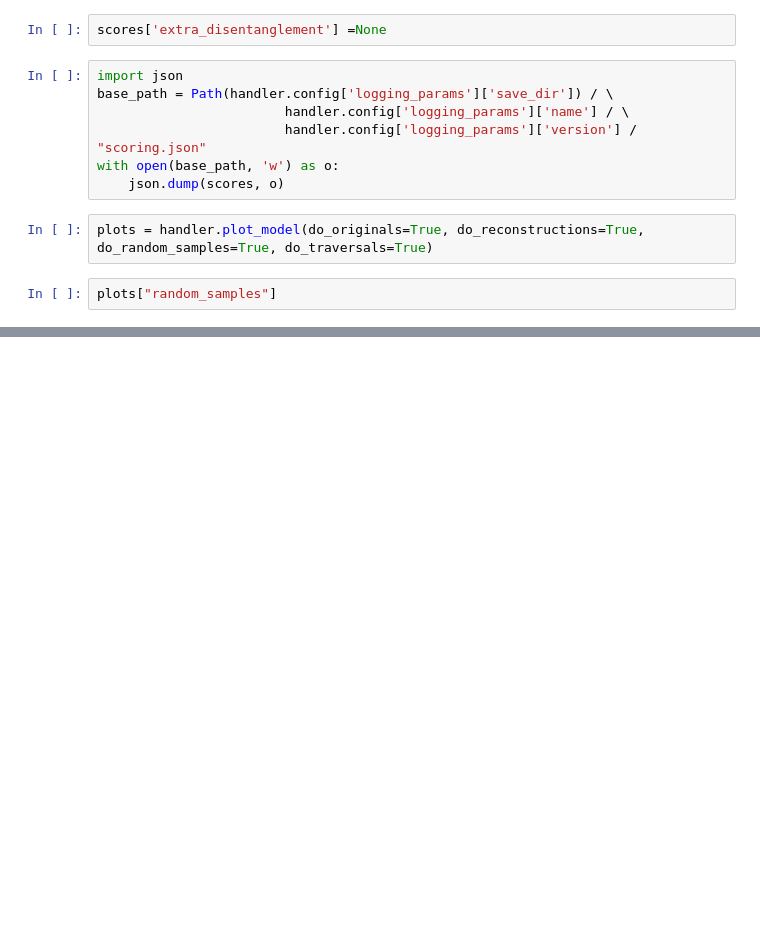
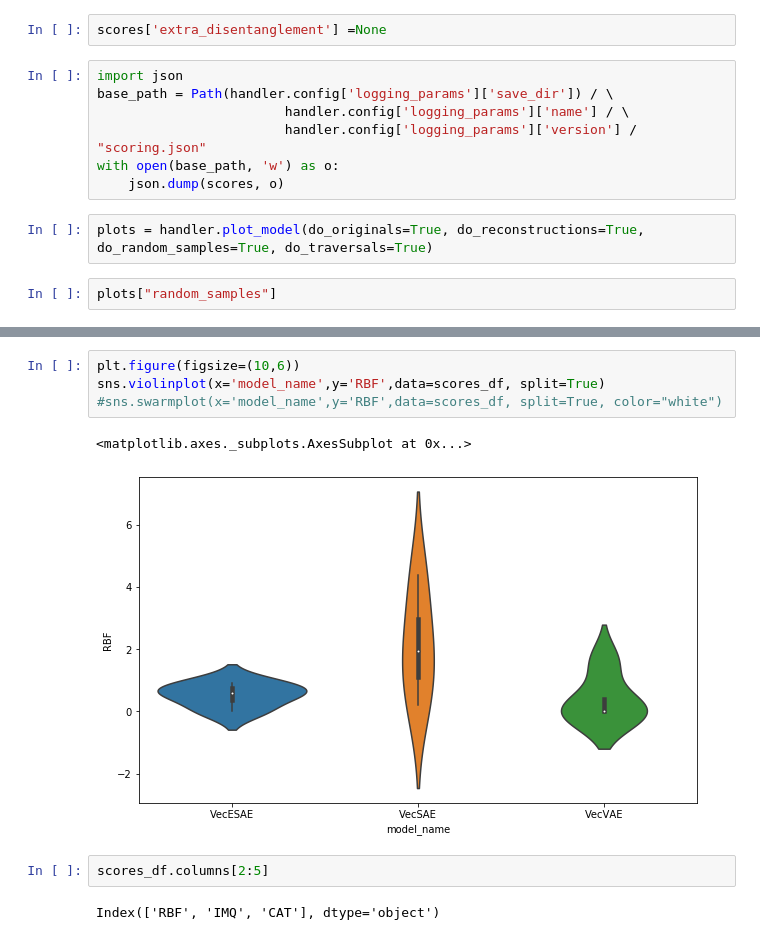
Before and after one commit to GiuliaLanzillotta/CausalAE, a Jupyter notebook: visualisations/test_features.ipynb, the cells around one changed output, grey strips where cells are left out. Saved outputs shown, nothing was run; the diff lists cells and outputs as text; blank space fills up the shorter version.

```diff
--- a/visualisations/test_features.ipynb
+++ b/visualisations/test_features.ipynb
@@ -272,0 +207,11 @@ VecESAE model loaded.
+# %%
+plt.figure(figsize=(10,6))
+sns.violinplot(x='model_name',y='RBF',data=scores_df, split=True)
+#sns.swarmplot(x='model_name',y='RBF',data=scores_df, split=True, color="white")
+# %% [output]
+<matplotlib.axes._subplots.AxesSubplot at 0x...>
+[figure, added]
+# %%
+scores_df.columns[2:5]
+# %% [output]
+Index(['RBF', 'IMQ', 'CAT'], dtype='object')
```
Also changed, not shown: parts of 35 cells of this notebook, 15 other files.
